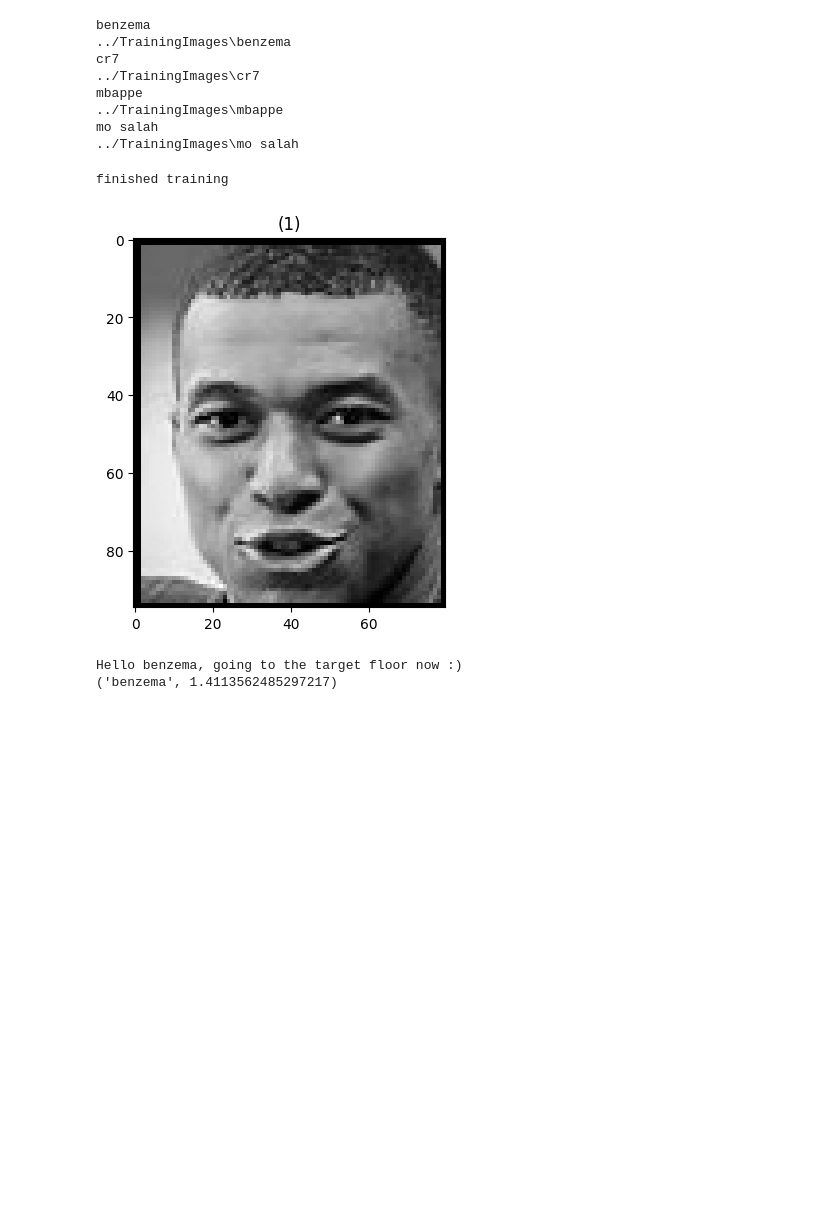
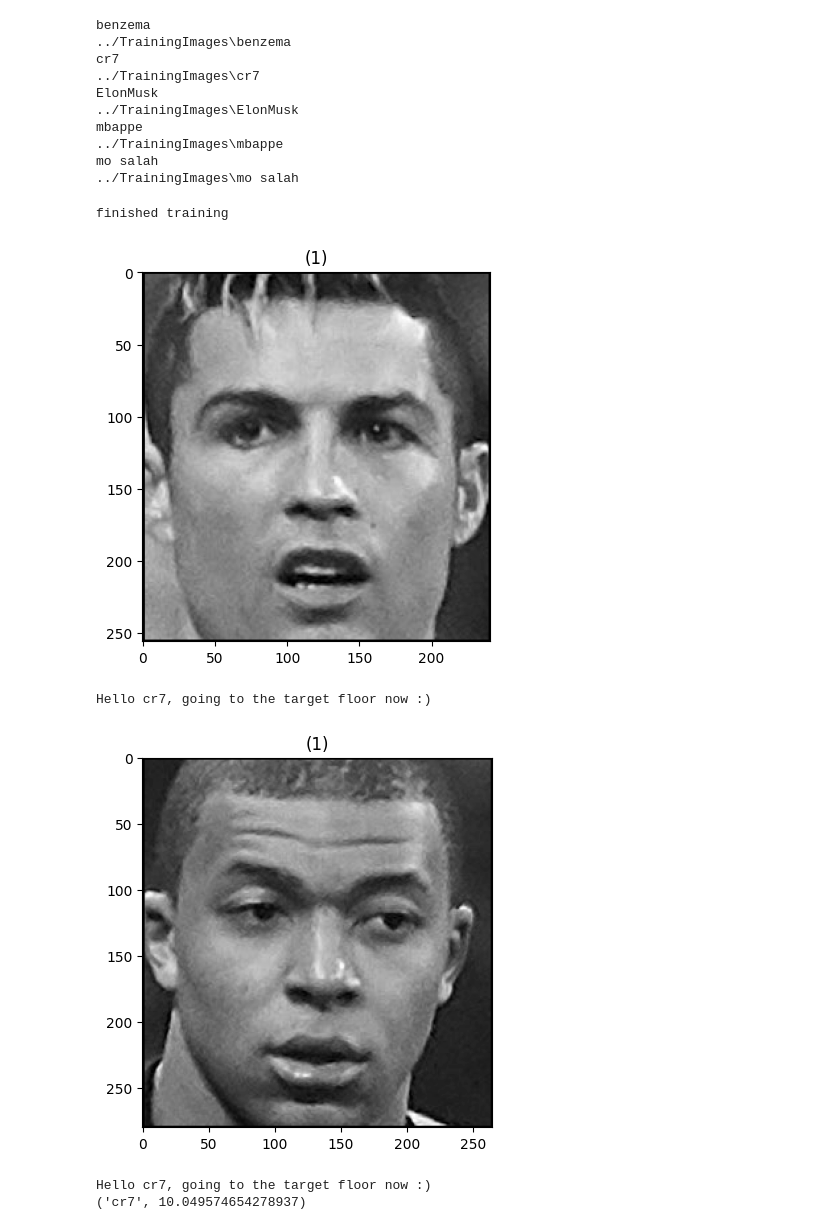
Before and after one commit to Rufaida-Kassem/Smart-Elevator, a Jupyter notebook: Recognition/Python/recognation.ipynb, the cells around one changed output. Saved outputs shown, nothing was run; the diff lists cells and outputs as text; code cells hidden in the pictures; blank space fills up the shorter version.

```diff
--- a/Recognition/Python/recognation.ipynb
+++ b/Recognition/Python/recognation.ipynb
@@ -62,7 +62,7 @@ def extract_faces_residentName(gray):
     faces = faceCascade.detectMultiScale(
         gray,
         scaleFactor=1.35,
-        minNeighbors=7,
+        minNeighbors=8,
         minSize=(60, 60)
     )
     face_images=[]
@@ -110,6 +110,8 @@ benzema
 ../TrainingImages\benzema
 cr7
 ../TrainingImages\cr7
+ElonMusk
+../TrainingImages\ElonMusk
 mbappe
 ../TrainingImages\mbappe
 mo salah
@@ -135,8 +137,10 @@ def test(imgfile):
     print(prediction)
 # %%
 
-test('OIP.jpg')
+test('mbappe_ronaldo.jpg')
 # %% [output]
-[figure, old version]
+[figure, new version]
-Hello benzema, going to the target floor now :)
-('benzema', 1.4113562485297217)
+Hello cr7, going to the target floor now :)
+[figure, added]
+Hello cr7, going to the target floor now :)
+('cr7', 10.049574654278937)
```
Also changed, not shown: 7 other files.
